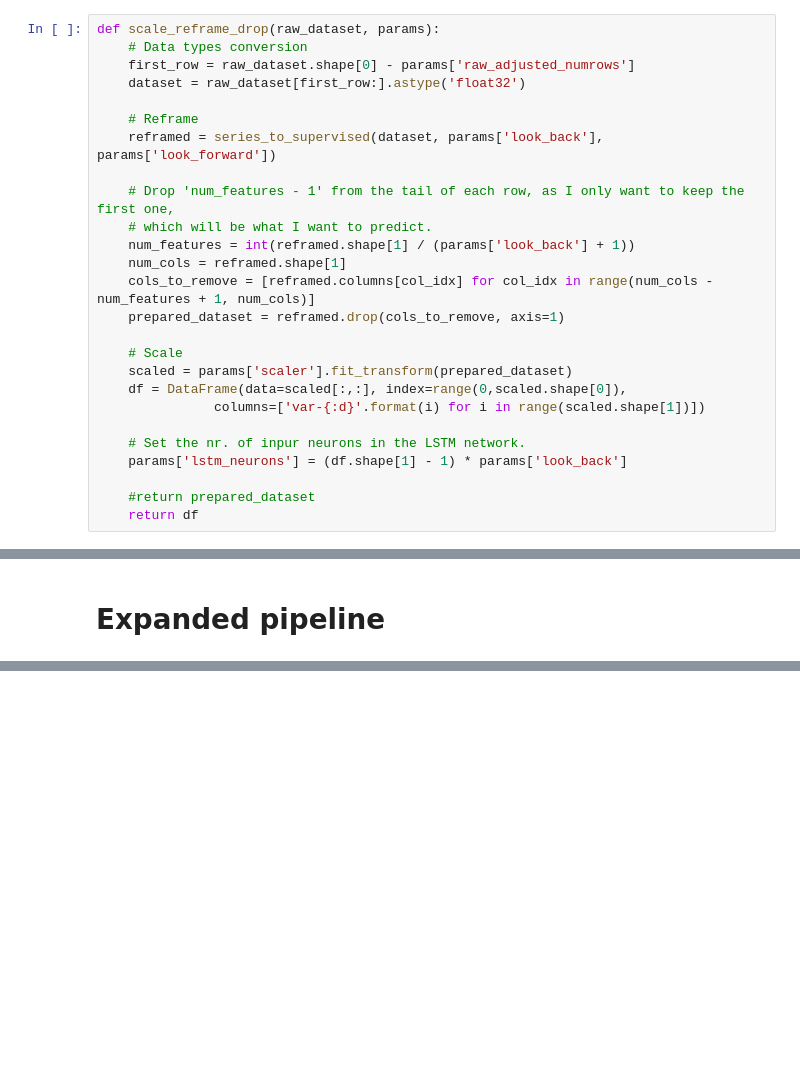
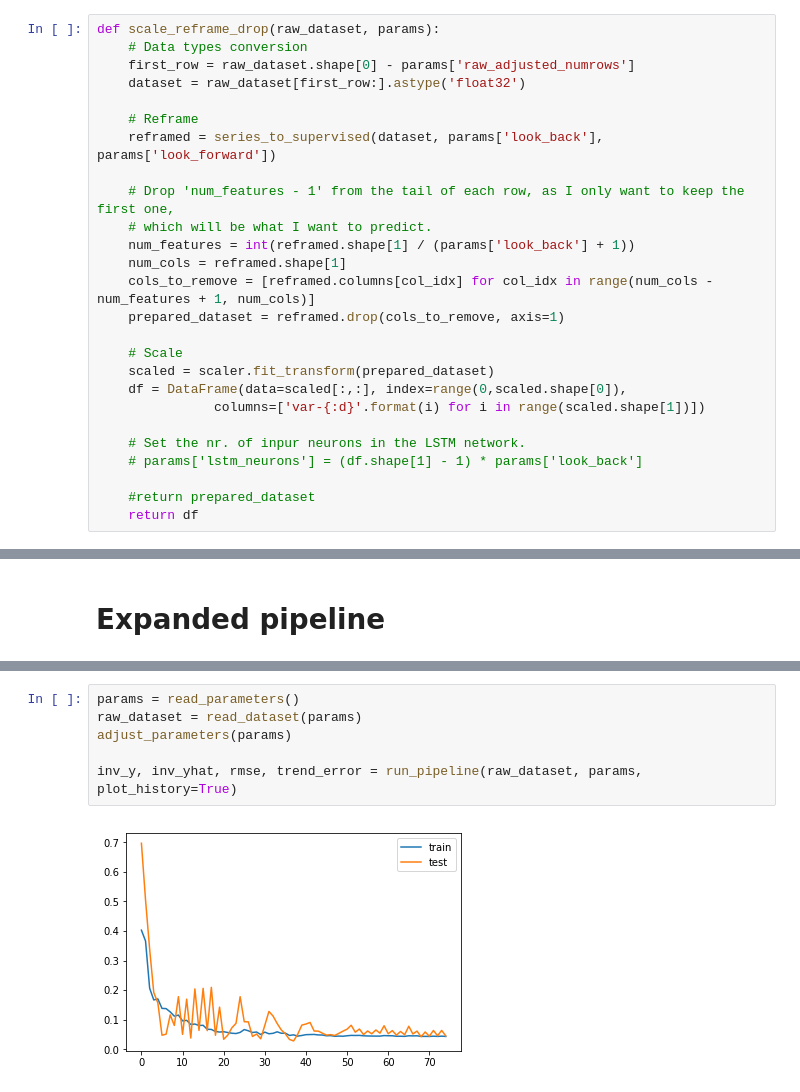
Before and after one commit to renero/sailboatsfactory, a Jupyter notebook: notebooks/experimental/lstm ibex params.ipynb, the cells around one changed output, grey strips where cells are left out. Saved outputs shown, nothing was run; the diff lists cells and outputs as text; blank space fills up the shorter version.

```diff
--- a/notebooks/experimental/lstm ibex params.ipynb
+++ b/notebooks/experimental/lstm ibex params.ipynb
@@ -112,12 +92,12 @@ def scale_reframe_drop(raw_dataset, params):
     prepared_dataset = reframed.drop(cols_to_remove, axis=1)
 
     # Scale
-    scaled = params['scaler'].fit_transform(prepared_dataset)
+    scaled = scaler.fit_transform(prepared_dataset)
     df = DataFrame(data=scaled[:,:], index=range(0,scaled.shape[0]),
                columns=['var-{:d}'.format(i) for i in range(scaled.shape[1])])
 
     # Set the nr. of inpur neurons in the LSTM network.
-    params['lstm_neurons'] = (df.shape[1] - 1) * params['look_back']
+    # params['lstm_neurons'] = (df.shape[1] - 1) * params['look_back']
 
     #return prepared_dataset
     return df
@@ -353 +316,9 @@ def plot_prediction(Y, Yhat, title='', timespan_length=0, num_rows=1, num_cols=1
+# %%
+params = read_parameters()
+raw_dataset = read_dataset(params)
+adjust_parameters(params)
+
+inv_y, inv_yhat, rmse, trend_error = run_pipeline(raw_dataset, params, plot_history=True)
+# %% [output]
+[figure, added]
 # %%
```
Also changed, not shown: parts of 16 cells of this notebook, 1 other file.
